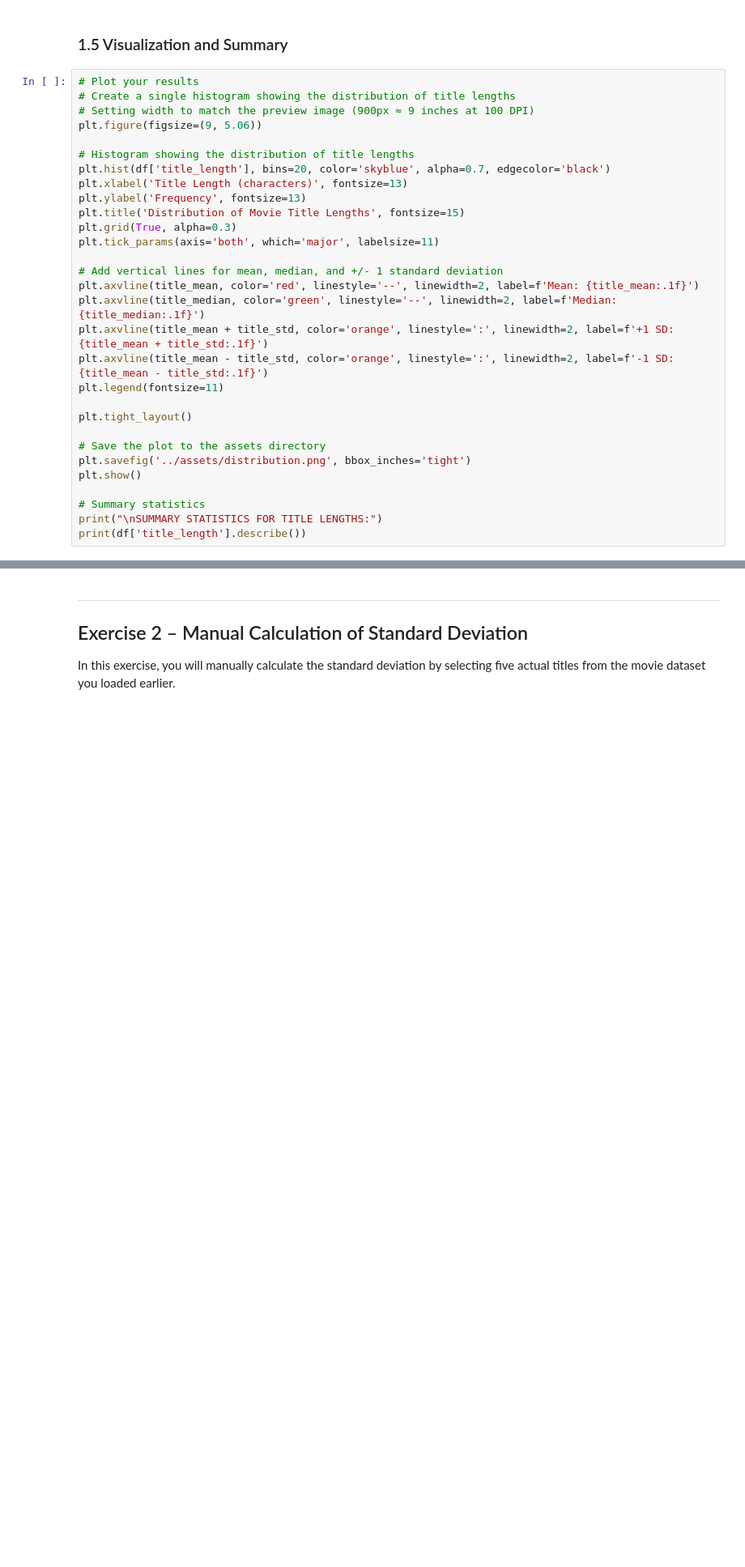
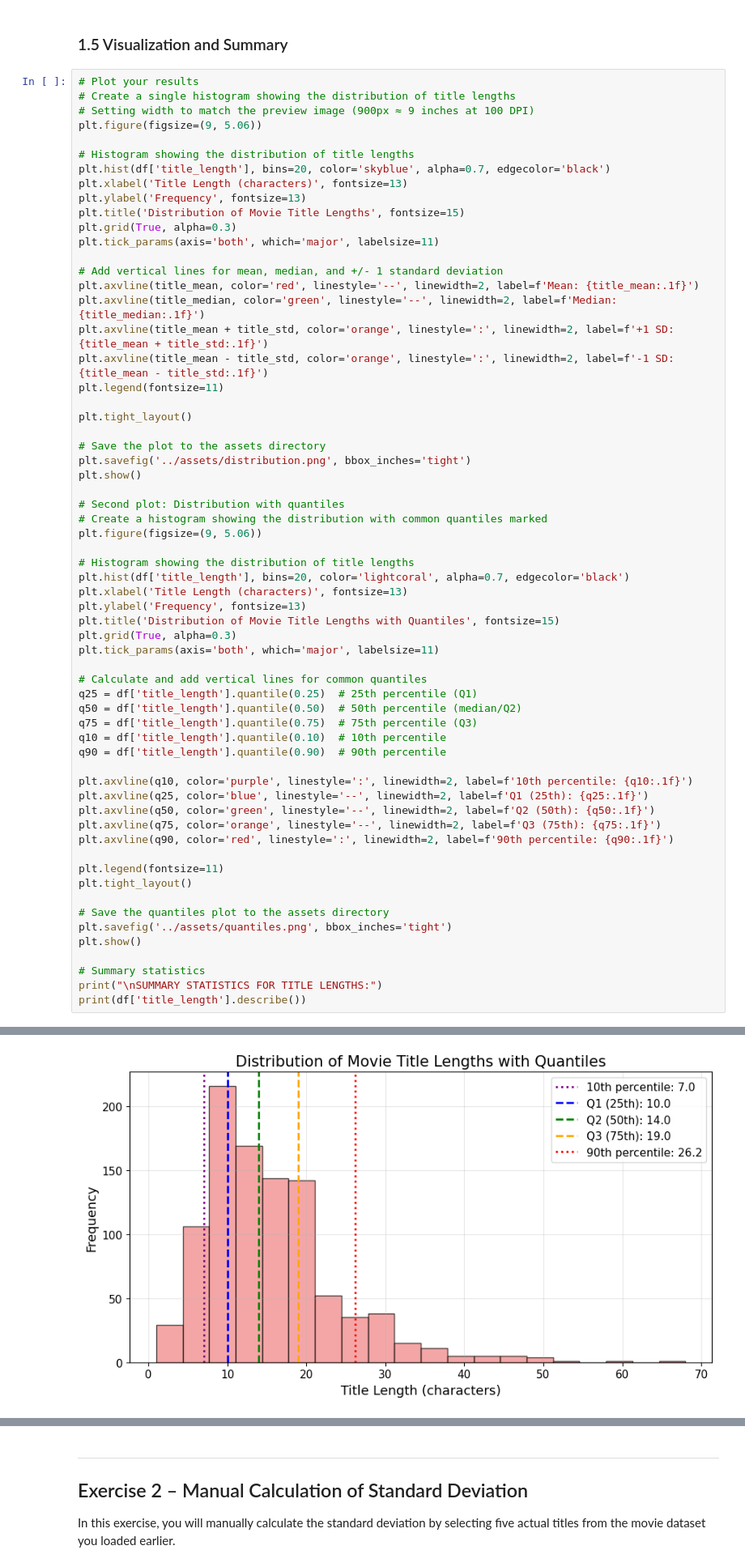
Before and after one commit to 4GeeksAcademy/perdrizet-descriptive-statistics-exercises-project-with-python, a Jupyter notebook: notebook/problems.ipynb, the cells around one changed output, grey strips where cells are left out. Shown at 81% size. Saved outputs shown, nothing was run; the diff lists cells and outputs as text; blank space fills up the shorter version.

Commit message:
Added histogram with quantiles

```diff
--- a/notebook/problems.ipynb
+++ b/notebook/problems.ipynb
@@ -162,33 +162,66 @@ Length: 68 characters
 # Create a single histogram showing the distribution of title lengths
 # Setting width to match the preview image (900px ≈ 9 inches at 100 DPI)
 plt.figure(figsize=(9, 5.06))
 
 # Histogram showing the distribution of title lengths
 plt.hist(df['title_length'], bins=20, color='skyblue', alpha=0.7, edgecolor='black')
 plt.xlabel('Title Length (characters)', fontsize=13)
 plt.ylabel('Frequency', fontsize=13)
 plt.title('Distribution of Movie Title Lengths', fontsize=15)
 plt.grid(True, alpha=0.3)
 plt.tick_params(axis='both', which='major', labelsize=11)
 
 # Add vertical lines for mean, median, and +/- 1 standard deviation
 plt.axvline(title_mean, color='red', linestyle='--', linewidth=2, label=f'Mean: {title_mean:.1f}')
 plt.axvline(title_median, color='green', linestyle='--', linewidth=2, label=f'Median: {title_median:.1f}')
 plt.axvline(title_mean + title_std, color='orange', linestyle=':', linewidth=2, label=f'+1 SD: {title_mean + title_std:.1f}')
 plt.axvline(title_mean - title_std, color='orange', linestyle=':', linewidth=2, label=f'-1 SD: {title_mean - title_std:.1f}')
 plt.legend(fontsize=11)
 
 plt.tight_layout()
 
 # Save the plot to the assets directory
 plt.savefig('../assets/distribution.png', bbox_inches='tight')
 plt.show()
 
+# Second plot: Distribution with quantiles
+# Create a histogram showing the distribution with common quantiles marked
+plt.figure(figsize=(9, 5.06))
+
+# Histogram showing the distribution of title lengths
+plt.hist(df['title_length'], bins=20, color='lightcoral', alpha=0.7, edgecolor='black')
+plt.xlabel('Title Length (characters)', fontsize=13)
+plt.ylabel('Frequency', fontsize=13)
+plt.title('Distribution of Movie Title Lengths with Quantiles', fontsize=15)
+plt.grid(True, alpha=0.3)
+plt.tick_params(axis='both', which='major', labelsize=11)
+
+# Calculate and add vertical lines for common quantiles
+q25 = df['title_length'].quantile(0.25)  # 25th percentile (Q1)
+q50 = df['title_length'].quantile(0.50)  # 50th percentile (median/Q2)
+q75 = df['title_length'].quantile(0.75)  # 75th percentile (Q3)
+q10 = df['title_length'].quantile(0.10)  # 10th percentile
+q90 = df['title_length'].quantile(0.90)  # 90th percentile
+
+plt.axvline(q10, color='purple', linestyle=':', linewidth=2, label=f'10th percentile: {q10:.1f}')
+plt.axvline(q25, color='blue', linestyle='--', linewidth=2, label=f'Q1 (25th): {q25:.1f}')
+plt.axvline(q50, color='green', linestyle='--', linewidth=2, label=f'Q2 (50th): {q50:.1f}')
+plt.axvline(q75, color='orange', linestyle='--', linewidth=2, label=f'Q3 (75th): {q75:.1f}')
+plt.axvline(q90, color='red', linestyle=':', linewidth=2, label=f'90th percentile: {q90:.1f}')
+
+plt.legend(fontsize=11)
+plt.tight_layout()
+
+# Save the quantiles plot to the assets directory
+plt.savefig('../assets/quantiles.png', bbox_inches='tight')
+plt.show()
+
 # Summary statistics
 print("\nSUMMARY STATISTICS FOR TITLE LENGTHS:")
 print(df['title_length'].describe())
 # %% [output]
 [figure]
+[figure, added]
 SUMMARY STATISTICS FOR TITLE LENGTHS:
 count    979.000000
 mean      15.481103
```
Also changed, not shown: 1 other file.
